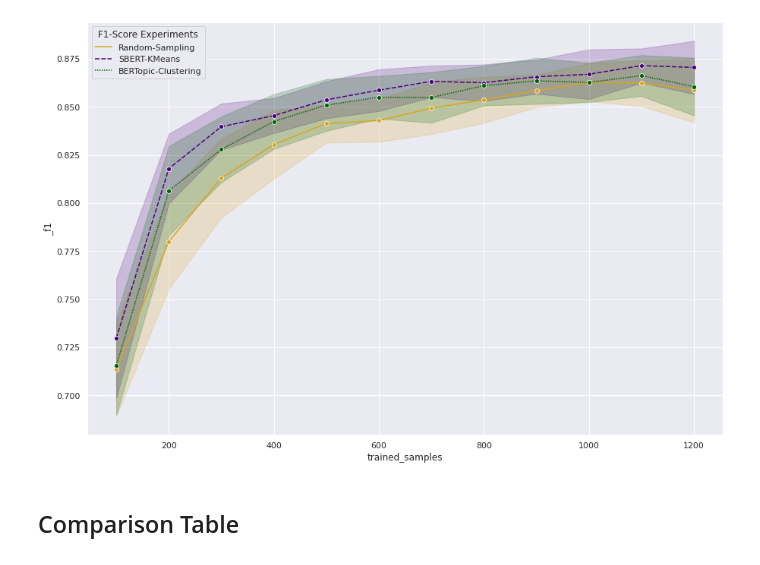
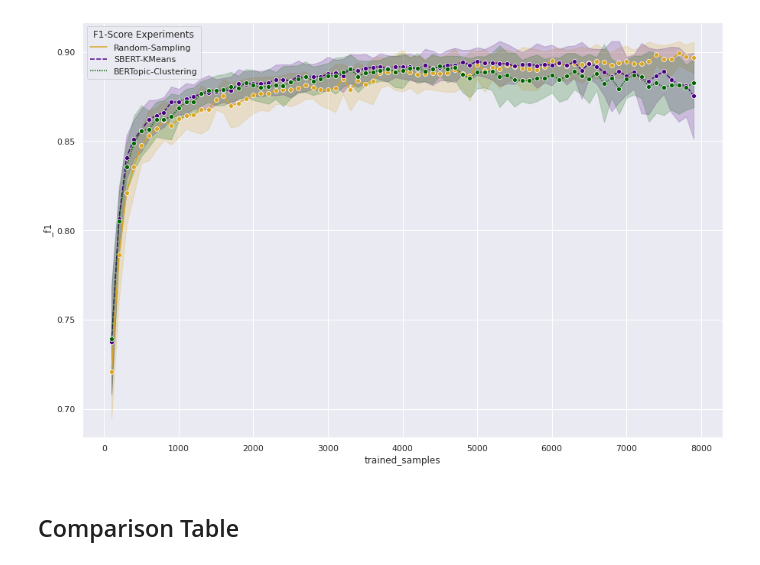
Before and after one commit to kstrassheim/active-learning-with-deep-learning-for-nlp, a Jupyter notebook: result-analysis.ipynb, the cells around one changed output. Saved outputs shown, nothing was run; the diff lists cells and outputs as text; code cells hidden in the pictures.

Commit message:
added combined result

```diff
--- a/result-analysis.ipynb
+++ b/result-analysis.ipynb
@@ -30,7 +28,7 @@ pd.read_json('results/full_runtimes.json', orient='records').drop(columns=['dura
 def load_result(src:str):
     from datetime import datetime, timedelta
     res = []
-    data = pd.read_json('results/full_runtimes.json').drop(columns=['duration'])
+    data = pd.read_json(src).drop(columns=['duration'])
     for a in data.columns:
         for rand_id, rand_row in enumerate(data[a]):
             for fold_id in range(len(rand_row)):
@@ -56,11 +54,11 @@ def load_result(src:str):
                     res.append(r)
     return res
 # %%
-data = pd.DataFrame(load_result('results/full_runtimes_optimized.json'))
+data = pd.DataFrame(load_result('results/full_combined_runtimes_optimized.json'))
 
-print_plot(data[data['trained_samples']<1300])
+print_plot(data[data['trained_samples']<10000])
 # %% [output]
-[figure, old version]
+[figure, new version]
 # %% [markdown]
 ## Comparison Table
 # %%
```
Also changed, not shown: parts of 7 cells of this notebook.
